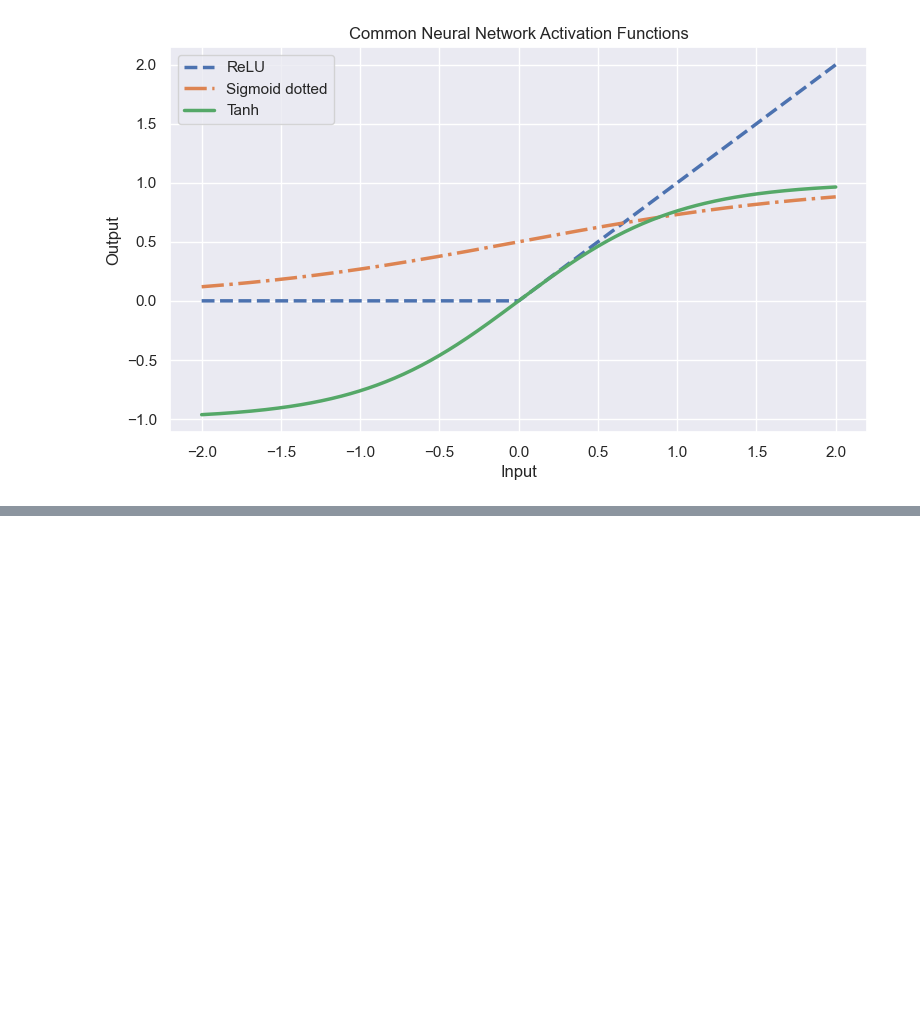
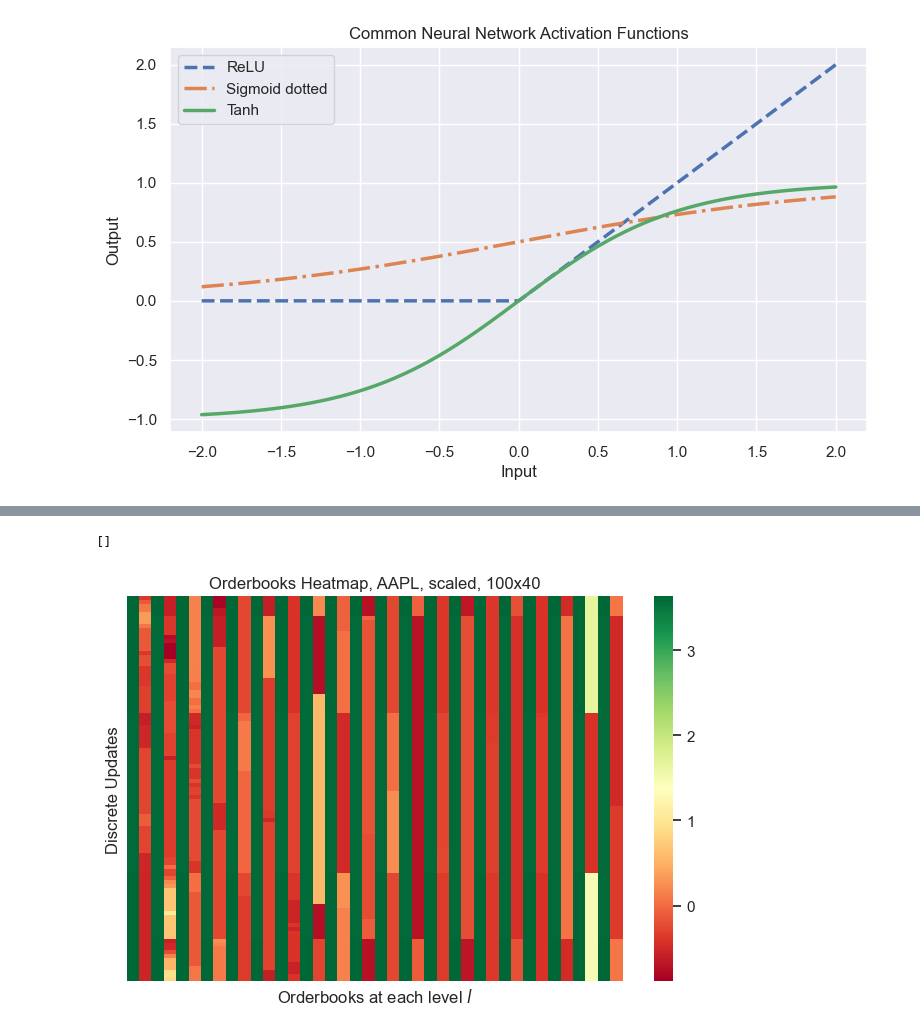
Before and after one commit to benhunt19/deep-lob-project, a Jupyter notebook: src/notebooks/genericNotebook.ipynb, the cells around one changed output, grey strips where cells are left out. Cells and saved outputs as stored; diff of their text form; code cells hidden in the pictures; blank space fills up the shorter version.

```diff
--- a/src/notebooks/genericNotebook.ipynb
+++ b/src/notebooks/genericNotebook.ipynb
@@ -442,0 +470,18 @@ for filename in os.listdir(results_dir):
+# %%
+import pandas as pd
+import seaborn as sns
+of = r"C:\Users\benhu\UCL\Term 3\HSBC\deep-lob-project\data\processed\AAPL\orderbooks\scaled\AAPL_orderbooks_2025-06-04.csv"
+df = pd.read_csv(of)
+plt.figure(figsize=(8, 5))
+data = df.iloc[0:99,1:-2].values
+sns.heatmap(data=data, cmap="RdYlGn")
+plt.title("Orderbooks Heatmap, AAPL, scaled, 100x40")
+# plt.xticks(list(range(10, 0, -1)) + list(range(1, 11)))
+plt.xticks([])
+plt.yticks([])
+plt.ylabel("Discrete Updates")
+plt.xlabel("Orderbooks at each level $l$")
+plt.plot()
+# %% [output]
+[]
+[figure, added]
```
Also changed, not shown: parts of 5 cells of this notebook, 5 other files.
